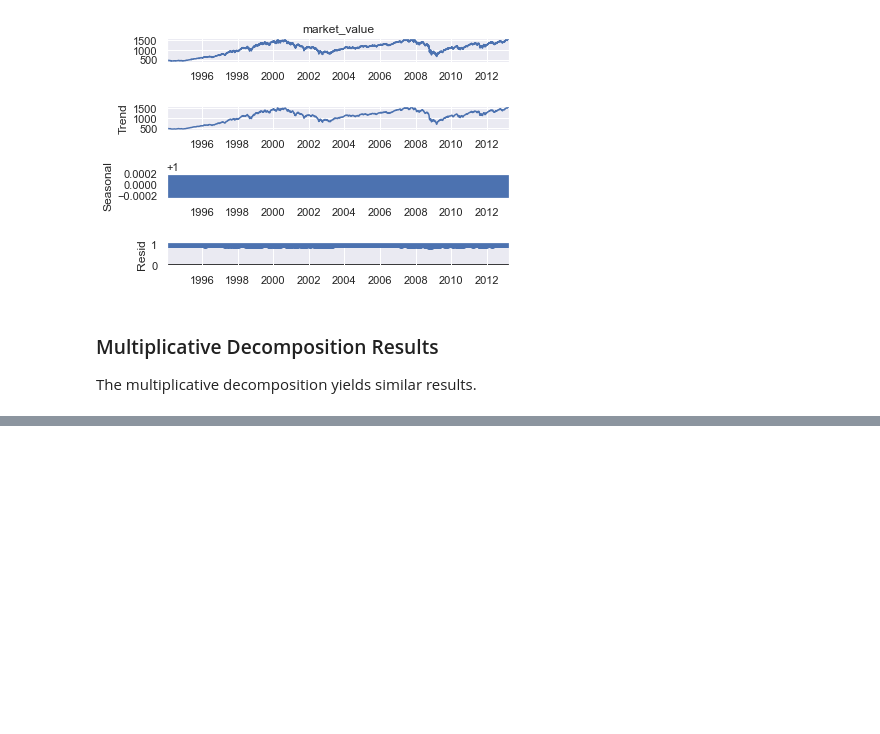
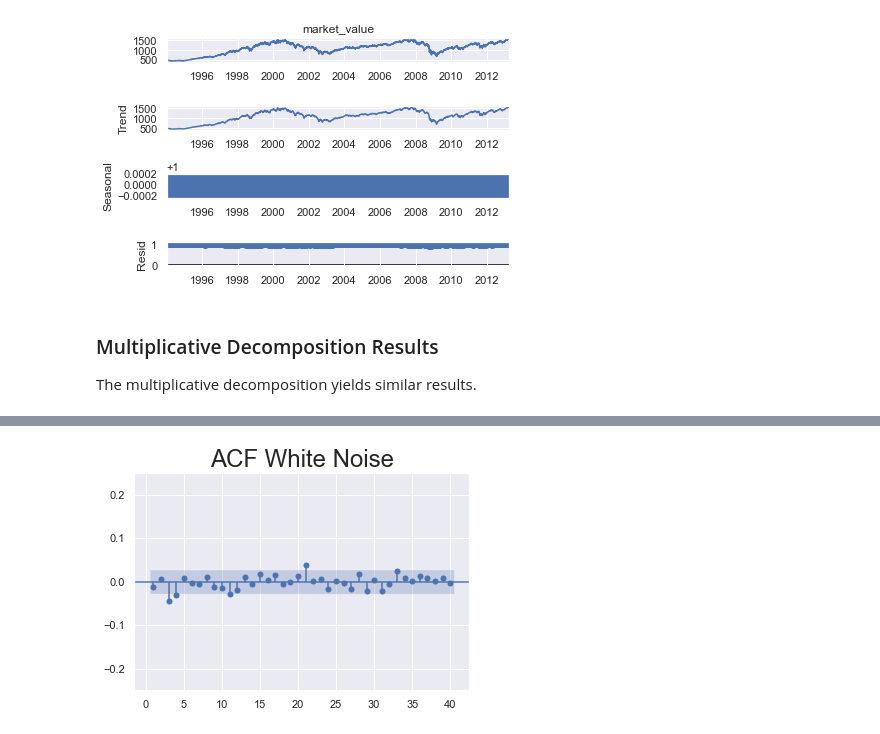
Before and after one commit to satyajitghosh/TimeSeriesAnalysis, a Jupyter notebook: DataRangerCourse/TS_lecture2.ipynb, the cells around one changed output, grey strips where cells are left out. Drawn from its saved outputs; the diff is of its cells as text; code cells hidden in the pictures; blank space fills up the shorter version.

```diff
--- a/DataRangerCourse/TS_lecture2.ipynb
+++ b/DataRangerCourse/TS_lecture2.ipynb
@@ -262,0 +288,7 @@ The multiplicative decomposition yields similar results.
+# %%
+sgt.plot_acf(df.wn, lags = 40, zero = False)
+plt.title('ACF White Noise',size = 24)
+plt.ylim(-0.25,0.25)
+plt.show()
+# %% [output]
+[figure, added]
```
Also changed, not shown: parts of 7 cells of this notebook.
